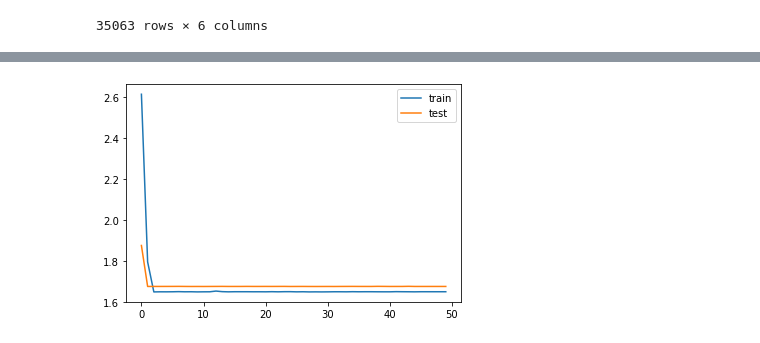
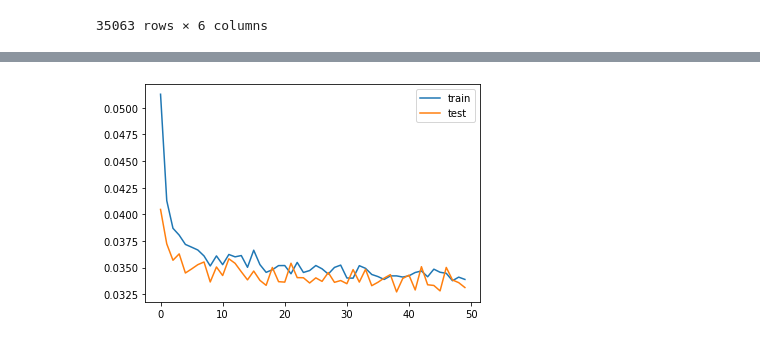
Before and after one commit to yassdenn/WeatherPrediction, a Jupyter notebook: 3_predictionModel.ipynb, the cells around one changed output, grey strips where cells are left out. Saved outputs shown, nothing was run; the diff lists cells and outputs as text; code cells hidden in the pictures.

```diff
--- a/3_predictionModel.ipynb
+++ b/3_predictionModel.ipynb
@@ -177,7 +180,9 @@ def series_to_supervised(data, n_in=5, n_out=1, dropnan=True):
     agg.dropna(inplace=True)
  return agg
 # %%
-reframed = series_to_supervised(df, 5)
+reframed = series_to_supervised(df.drop('time_now',axis=1), 5)
+# %%
+scaled = scaler.fit_transform(reframed)
 # %%
 reframed
 # %% [output]
@@ -230,0 +202,2 @@ x_train
+# %%
+reframed = pd.DataFrame(scaled, columns=reframed.columns)
@@ -231,6 +220,14 @@ x_train
 # %%
+# split into train and test sets
+values = reframed.values
+n_train_hours = 365* 3 * 24
+train = values[:n_train_hours, :]
+test = values[n_train_hours:, :]
+# split into input and outputs
+train_X, train_y = train[:, :-1], train[:, -1]
+test_X, test_y = test[:, :-1], test[:, -1]
 # reshape input to be 3D [samples, timesteps, features]
-train_X = x_train.values.reshape((x_train.shape[0], 1, x_train.shape[1]))
-test_X = x_test.values.reshape((x_test.shape[0], 1, x_test.shape[1]))
-print(train_X.shape, y_train.shape, test_X.shape, y_test.shape)
+train_X = train_X.reshape((train_X.shape[0], 1, train_X.shape[1]))
+test_X = test_X.reshape((test_X.shape[0], 1, test_X.shape[1]))
+print(train_X.shape, train_y.shape, test_X.shape, test_y.shape)
 # %% [output]
@@ -252,7 +249,7 @@ model.add(Dense(1))
 model.compile(loss='mae', optimizer='adam')
 model.summary
 # fit network
-history = model.fit(train_X, y_train, epochs=50, batch_size=72, validation_data=(test_X, y_test), verbose=2, shuffle=False)
+history = model.fit(train_X, train_y, epochs=50, batch_size=72, validation_data=(test_X, test_y), verbose=2, shuffle=False)
 # plot history
 plt.plot(history.history['loss'], label='train')
 plt.plot(history.history['val_loss'], label='test')
@@ -279,4 +276,4 @@ Epoch 50/50
-[figure, old version]
+[figure, new version]
 # %%
 model.summary()
 # %% [output]
```
Also changed, not shown: parts of 33 cells of this notebook.
